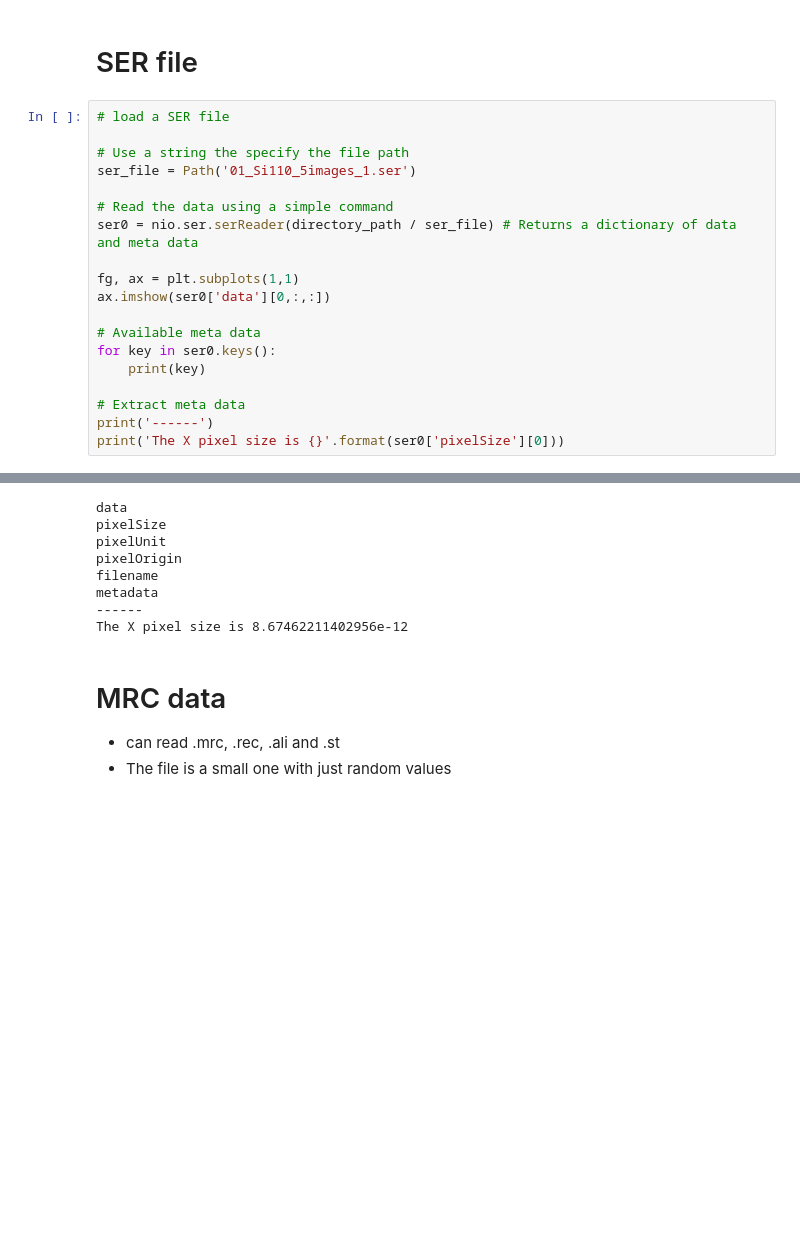
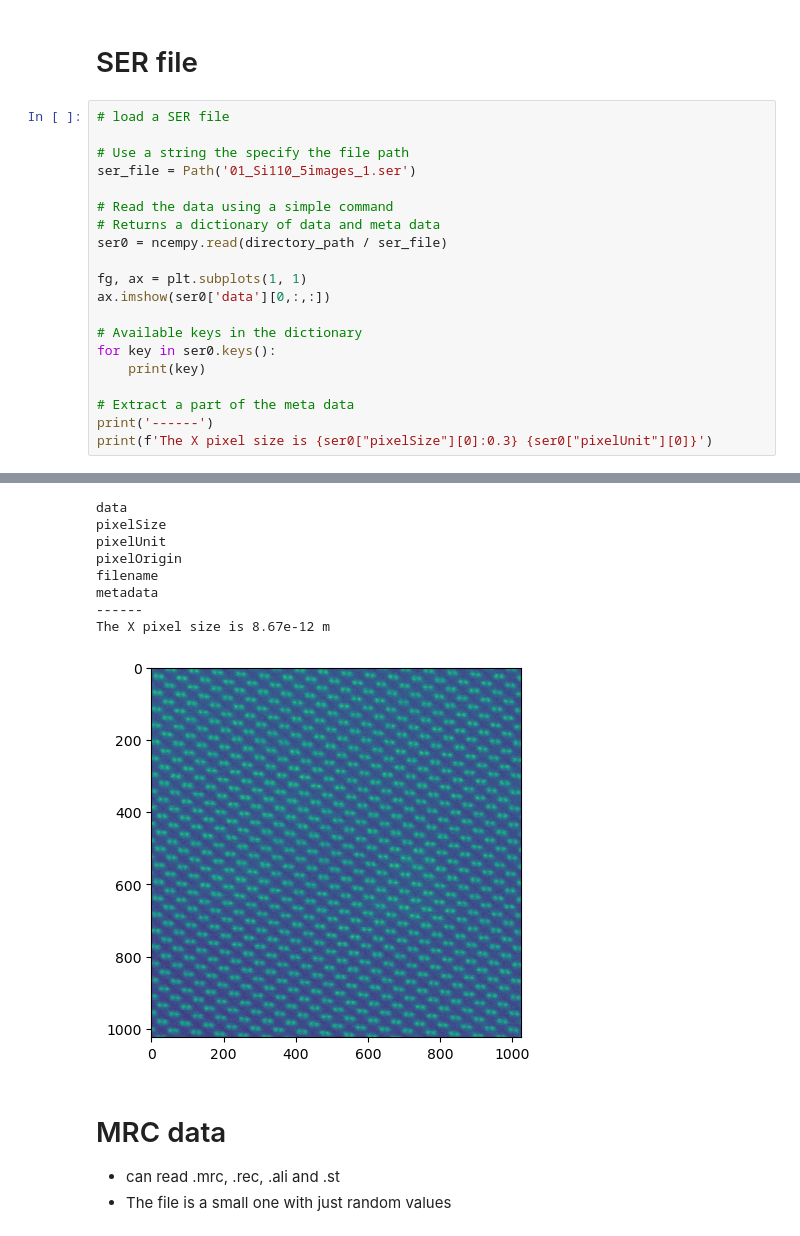
Before and after one commit to ercius/openNCEM, a Jupyter notebook: ncempy/notebooks/loading_data_examples.ipynb, the cells around one changed output, grey strips where cells are left out. Saved outputs shown, nothing was run; the diff lists cells and outputs as text; blank space fills up the shorter version.

```diff
--- a/ncempy/notebooks/loading_data_examples.ipynb
+++ b/ncempy/notebooks/loading_data_examples.ipynb
@@ -40,16 +38,17 @@ ax.imshow(ser0['data'][0, :, :])
 ser_file = Path('01_Si110_5images_1.ser')
 
 # Read the data using a simple command
-ser0 = nio.ser.serReader(directory_path / ser_file) # Returns a dictionary of data and meta data
+# Returns a dictionary of data and meta data
+ser0 = ncempy.read(directory_path / ser_file)
 
-fg, ax = plt.subplots(1,1)
+fg, ax = plt.subplots(1, 1)
 ax.imshow(ser0['data'][0,:,:])
 
-# Available meta data
+# Available keys in the dictionary
 for key in ser0.keys():
     print(key)
 
-# Extract meta data
+# Extract a part of the meta data
 print('------')
-print('The X pixel size is {}'.format(ser0['pixelSize'][0]))
+print(f'The X pixel size is {ser0["pixelSize"][0]:0.3} {ser0["pixelUnit"][0]}')
 # %% [output]
@@ -58,11 +55,12 @@ print('The X pixel size is {}'.format(ser0['pixelSize'][0]))
 data
 pixelSize
 pixelUnit
 pixelOrigin
 filename
 metadata
 ------
-The X pixel size is 8.67462211402956e-12
+The X pixel size is 8.67e-12 m
+[figure, added]
 # %% [markdown]
 # MRC data
  - can read .mrc, .rec, .ali and .st
```
Also changed, not shown: parts of 9 cells of this notebook.
